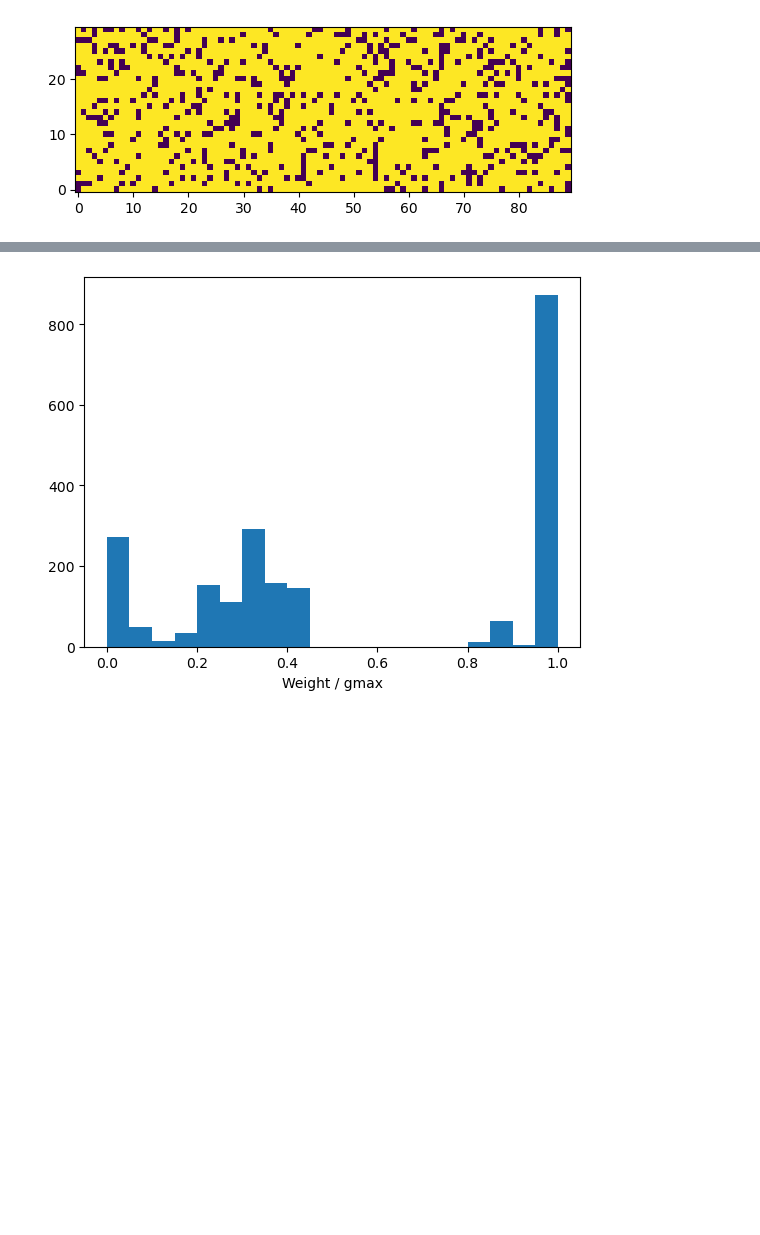
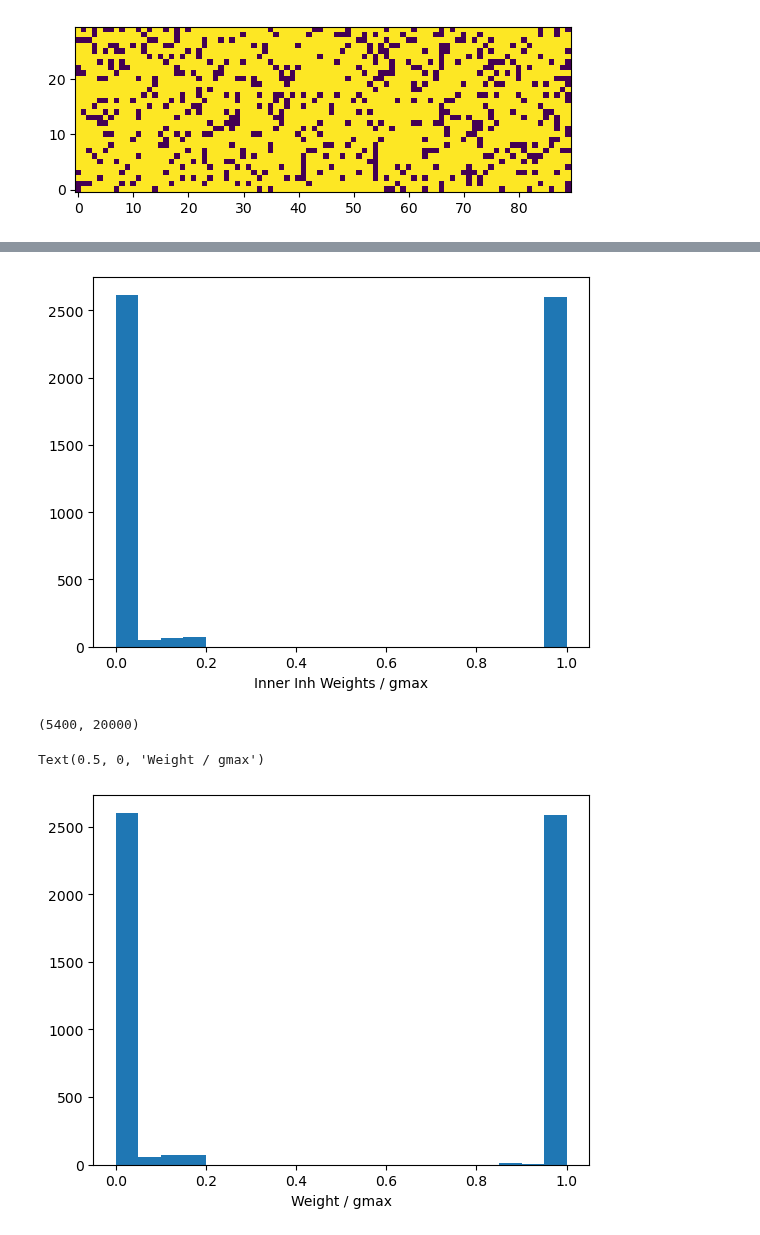
Before and after one commit to ch3rryblossom/sudoku-network, a Jupyter notebook: tri_inh_exc_stdp.ipynb, the cells around one changed output, grey strips where cells are left out. Cells and saved outputs as stored; diff of their text form; code cells hidden in the pictures; blank space fills up the shorter version.

```diff
--- a/tri_inh_exc_stdp.ipynb
+++ b/tri_inh_exc_stdp.ipynb
@@ -139,5 +172,15 @@ show()
+# %%
+hist(I1.w / gmax, 20)
+xlabel('Inner Inh Weights / gmax');
+# %% [output]
+[figure, added]
+# %%
+shape(Wmon.w) #synapses * time
+# %% [output]
+(5400, 20000)
 # %%
-hist(E1.w / gmax, 20)
-xlabel('Weight / gmax');
+hist(Wmon.w[:,10000], 20)
+xlabel('Weight / gmax')
 # %% [output]
+Text(0.5, 0, 'Weight / gmax')
-[figure, old version]
+[figure, new version]
```
Also changed, not shown: parts of 10 cells of this notebook, 6 other files.
